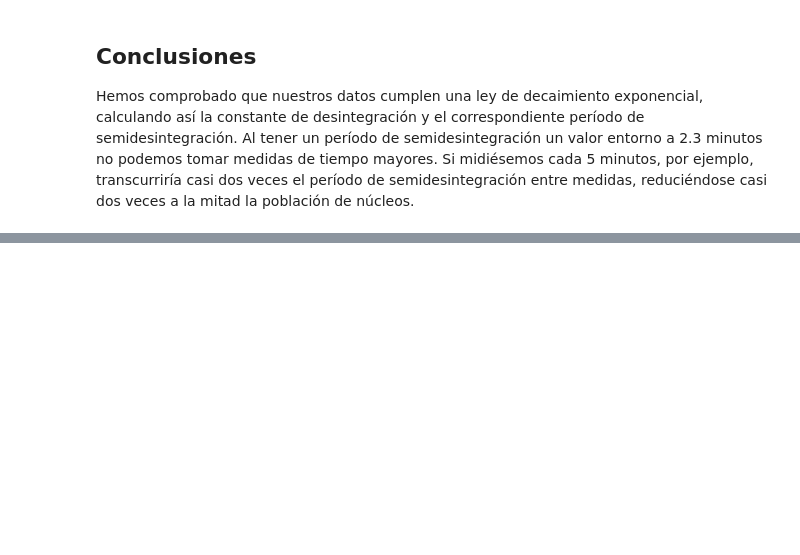
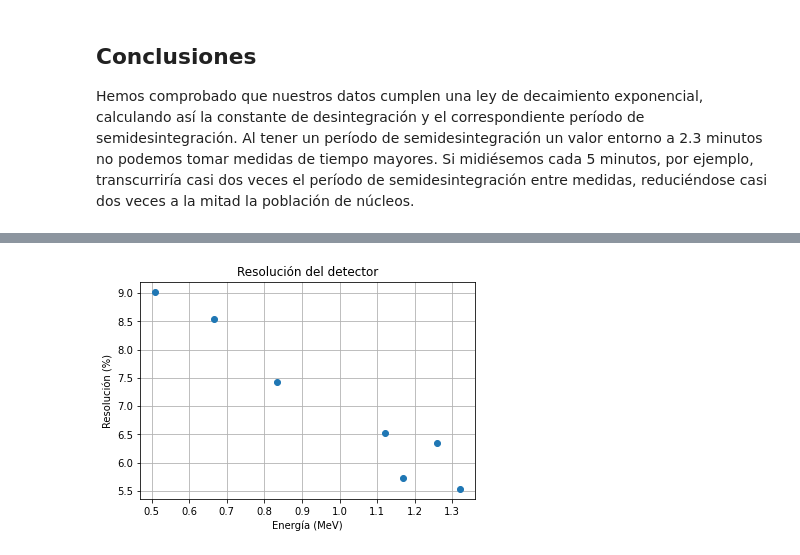
Before and after one commit to feliux/physics_projects, a Jupyter notebook: nuclear_physics/Nuclear.ipynb, the cells around one changed output, grey strips where cells are left out. Saved outputs shown, nothing was run; the diff lists cells and outputs as text; code cells hidden in the pictures; blank space fills up the shorter version.

```diff
--- a/nuclear_physics/Nuclear.ipynb
+++ b/nuclear_physics/Nuclear.ipynb
@@ -760,0 +948,9 @@ Hemos comprobado que nuestros datos cumplen una ley de decaimiento exponencial,
+# %%
+# Datos espectroscopía gamma resolucion
+
+# medidas: practica7_resolucion.csv donde columnas son fuente radiactiva, energía (MeV) y anchura a semialtura (MeV)
+data2_p7 = DATA_PATH + "practica7_resolucion.csv"
+df2_p7 = pd.read_csv(data2_p7)
+df2_p7["resolucion (%)"] = round(100 * df2_p7["anchura semialtura (MeV)"] / df2_p7["energia (MeV)"])
+
+print(tabulate(df2_p7, headers="keys", tablefmt="presto", showindex=False))
@@ -760,0 +967,12 @@ Hemos comprobado que nuestros datos cumplen una ley de decaimiento exponencial,
+# %%
+# Calculamos resolución otra vez para mayor detalle en la gráfica
+df2_p7["resolucion (%)"] = 100 * df2_p7["anchura semialtura (MeV)"] / df2_p7["energia (MeV)"]
+
+plt.plot(df2_p7["energia (MeV)"], df2_p7["resolucion (%)"], "o")
+plt.title("Resolución del detector")
+plt.xlabel("Energía (MeV)")
+plt.ylabel("Resolución (%)")
+plt.grid(True)
+plt.show()
+# %% [output]
+[figure, added]
```
Also changed, not shown: parts of 38 cells of this notebook, 21 other files.
